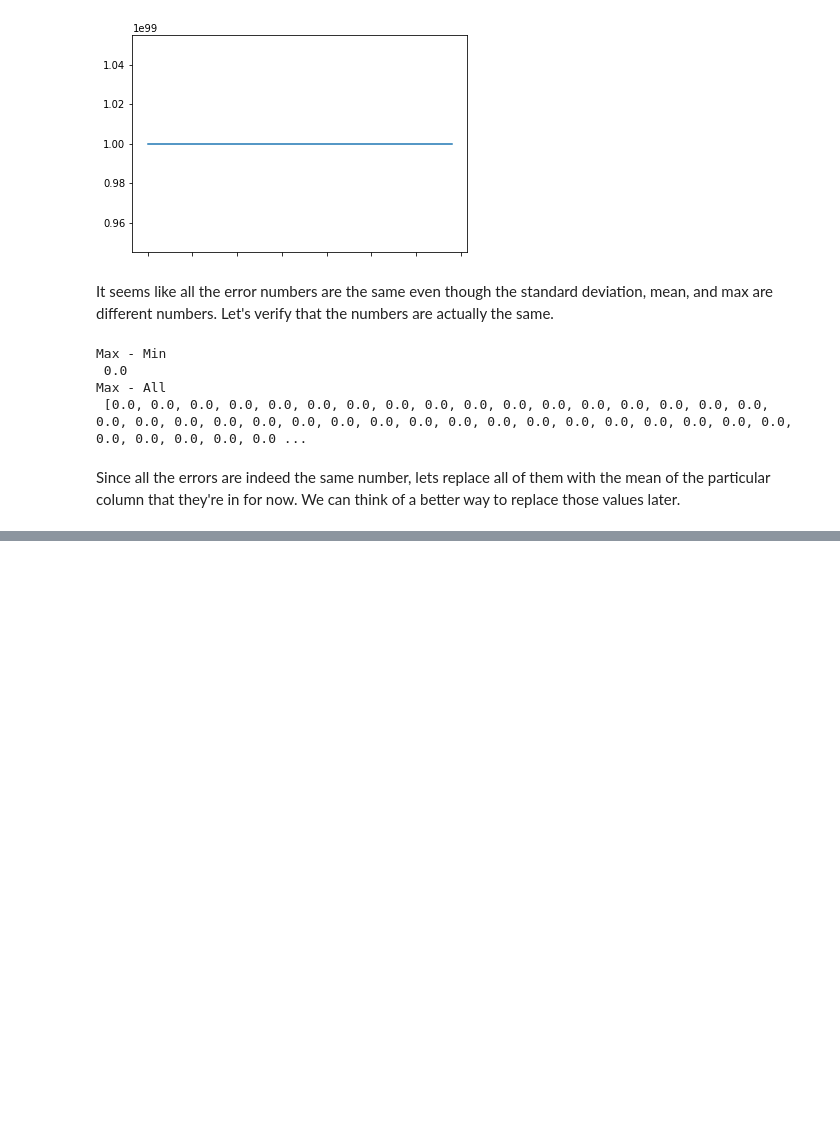
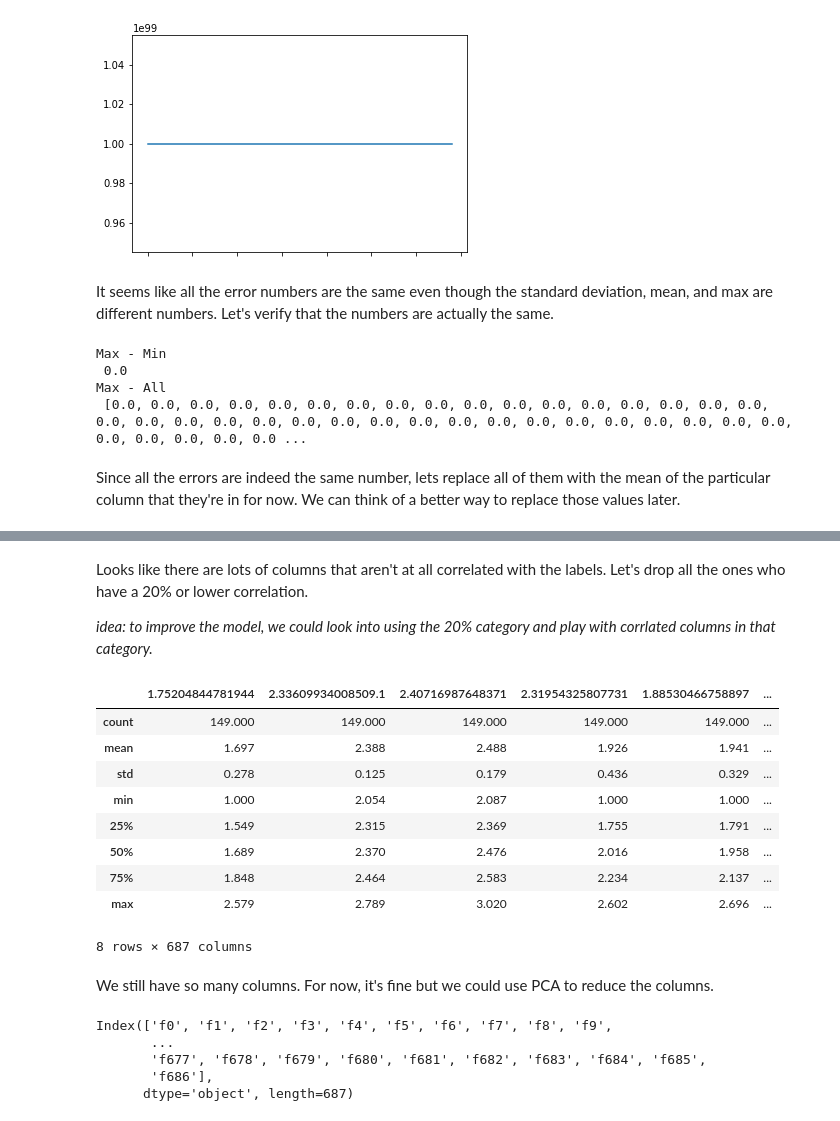
Before and after one commit to calebdre/Machine-Learning-Project, a Jupyter notebook: part1/explore.ipynb, the cells around one changed output, grey strips where cells are left out. Saved outputs shown, nothing was run; the diff lists cells and outputs as text; code cells hidden in the pictures; blank space fills up the shorter version.

```diff
--- a/part1/explore.ipynb
+++ b/part1/explore.ipynb
@@ -200,0 +148,4 @@ train_corrs[train_corrs.abs() > .
+# %% [markdown]
+Looks like there are lots of columns that aren't at all correlated with the labels. Let's drop all the ones who have a 20% or lower correlation.
+
+*idea: to improve the model, we could look into using the 20% category and play with corrlated columns in that category.*
@@ -200,0 +154,15 @@ train_corrs[train_corrs.abs() > .
+# %%
+train.describe()
+# %% [output]
+|  | 1.75204844781944 | 2.33609934008509.1 | 2.40716987648371 | 2.31954325807731 | 1.88530466758897 | ... |
+| count | 149.000 | 149.000 | 149.000 | 149.000 | 149.000 | ... |
+| mean | 1.697 | 2.388 | 2.488 | 1.926 | 1.941 | ... |
+| std | 0.278 | 0.125 | 0.179 | 0.436 | 0.329 | ... |
+| min | 1.000 | 2.054 | 2.087 | 1.000 | 1.000 | ... |
+| 25% | 1.549 | 2.315 | 2.369 | 1.755 | 1.791 | ... |
+| 50% | 1.689 | 2.370 | 2.476 | 2.016 | 1.958 | ... |
+| 75% | 1.848 | 2.464 | 2.583 | 2.234 | 2.137 | ... |
+| max | 2.579 | 2.789 | 3.020 | 2.602 | 2.696 | ... |
+8 rows × 687 columns
+# %% [markdown]
+We still have so many columns. For now, it's fine but we could use PCA to reduce the columns.
@@ -200,0 +182,17 @@ train_corrs[train_corrs.abs() > .
+# %%
+new_label_map = {}
+for i, col in enumerate(train.columns):
+    new_label_map[col] = "f{}".format(i)
+
+train = train.rename(columns=new_label_map)
+
+labels = labels.rename(columns={"1": "label"})
+merged = labels.merge(train, left_index=True,right_index=True)
+
+train.columns
+# %% [output]
+Index(['f0', 'f1', 'f2', 'f3', 'f4', 'f5', 'f6', 'f7', 'f8', 'f9',
+       ...
+       'f677', 'f678', 'f679', 'f680', 'f681', 'f682', 'f683', 'f684', 'f685',
+       'f686'],
+      dtype='object', length=687)
```
Also changed, not shown: parts of 27 cells of this notebook.
